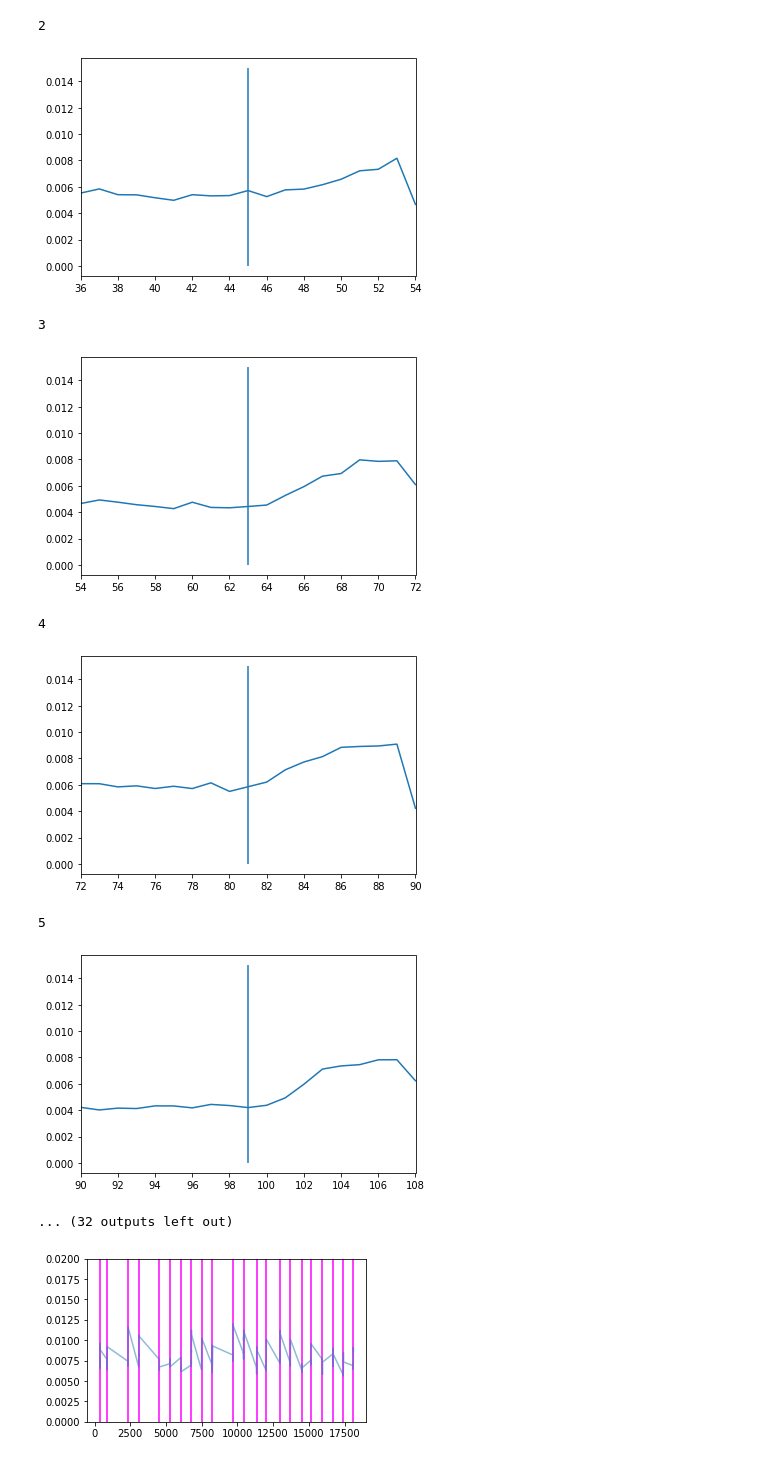
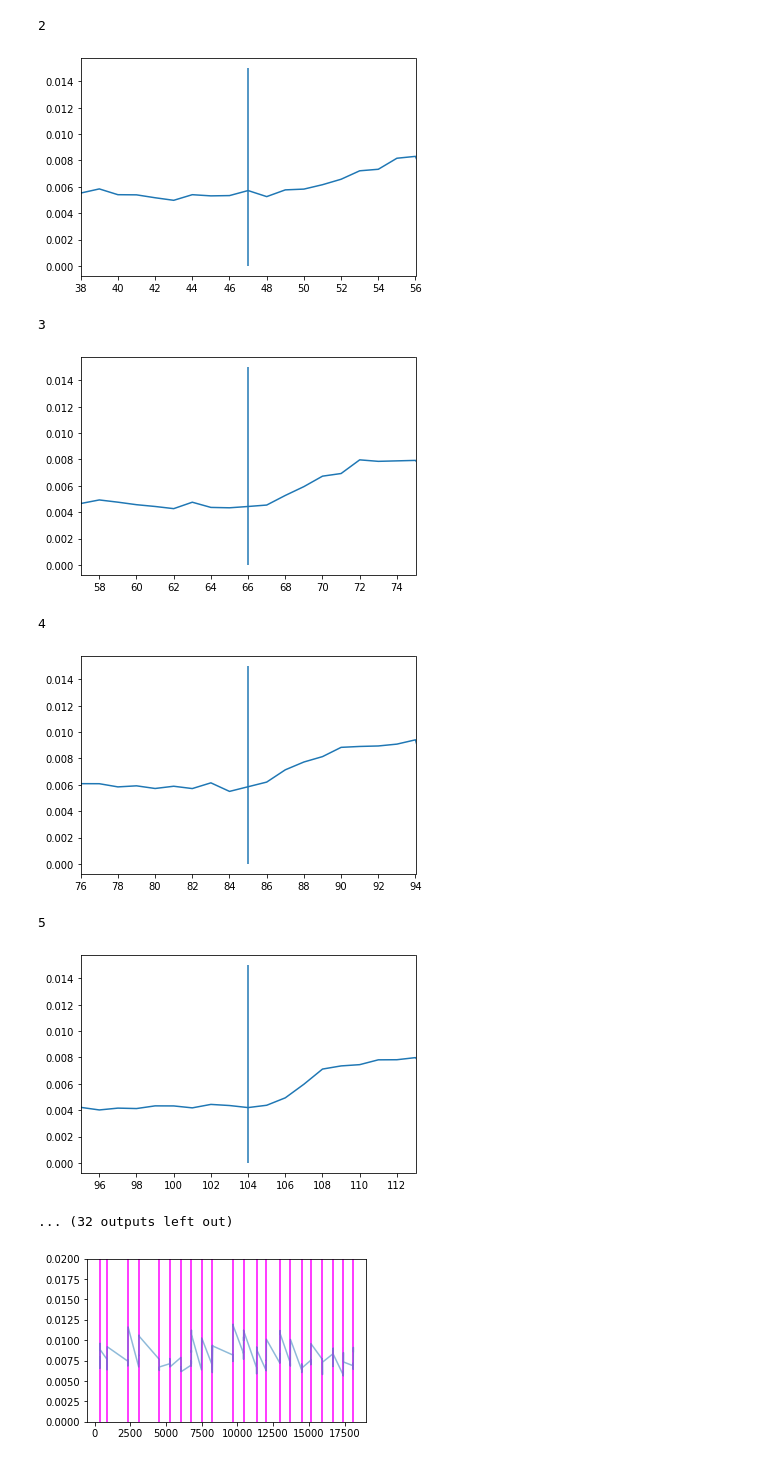
Before and after one commit to Ara-SP/S1-Analysis, a Jupyter notebook: S1 2P Trial Tailoring Revised.ipynb, the cells around one changed output. Cells and saved outputs as stored; diff of their text form; code cells hidden in the pictures.

```diff
--- a/S1 2P Trial Tailoring Revised.ipynb
+++ b/S1 2P Trial Tailoring Revised.ipynb
@@ -18,8 +18,8 @@ directories = [x[0] for x in os.walk(input_path) if os.path.basename(x[0]) == 'p
 for directory in directories:
     print('Processing:', directory)
     stop = False
-    meta = directory.split('/') #directory.split('\\')
-    session_name = meta[4] # meta[3]
+    meta = directory.split('/')  #directory.split('\\')
+    session_name = meta[4] #meta[3]
     print(session_name)
 
     # load Suite2P outputs
@@ -104,7 +104,7 @@ for directory in directories:
             tailored_long = pd.concat([tailored_long, dT_T0_long], axis=0)
 
             start_short = int(s) - 9
-            end_short = int(s) + 8
+            end_short = int(s) + 9
             dT_T0_short = dT_T0_long.loc[start_short:end_short]
             tailored_short = pd.concat([tailored_short, dT_T0_short], axis=0)
 
@@ -117,7 +117,7 @@ for directory in directories:
     # add identifier column to dF_F0 dataframes
     ids = []
     for i in idx:
-        for n in range(18):
+        for n in range(19):
             ids.append(i)
     ids = np.array(ids)
 
@@ -134,7 +134,7 @@ last trial length:  (18,)
 # %%
 for stim in range(22):
     print(stim)
-    stim = ((9+9)*stim)+9
+    stim = ((10+9)*stim)+9
     plt.figure()
     plt.plot(dF_F0_short.mean(axis=1).reset_index(drop=True))
     plt.vlines((stim),0,0.015)
@@ -148,11 +148,11 @@ for stim in range(22):
 2
-[figure, old version]
+[figure, new version]
 3
-[figure, old version]
+[figure, new version]
 4
-[figure, old version]
+[figure, new version]
 5
-[figure, old version]
+[figure, new version]
 ... (32 outputs left out)
 # %%
 plt.figure(figsize=(5, 3))
```
Also changed, not shown: parts of 2 cells of this notebook.
